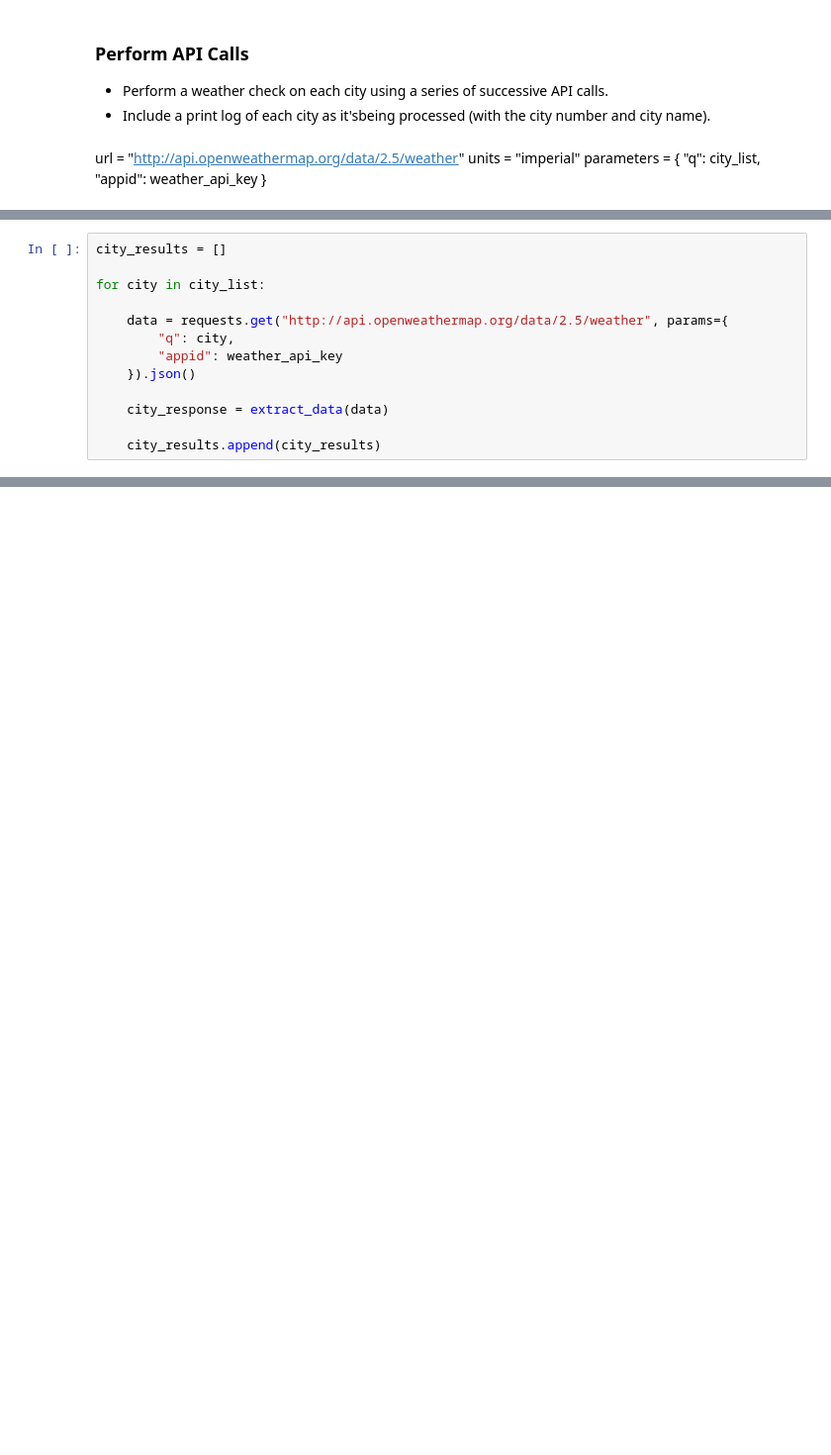
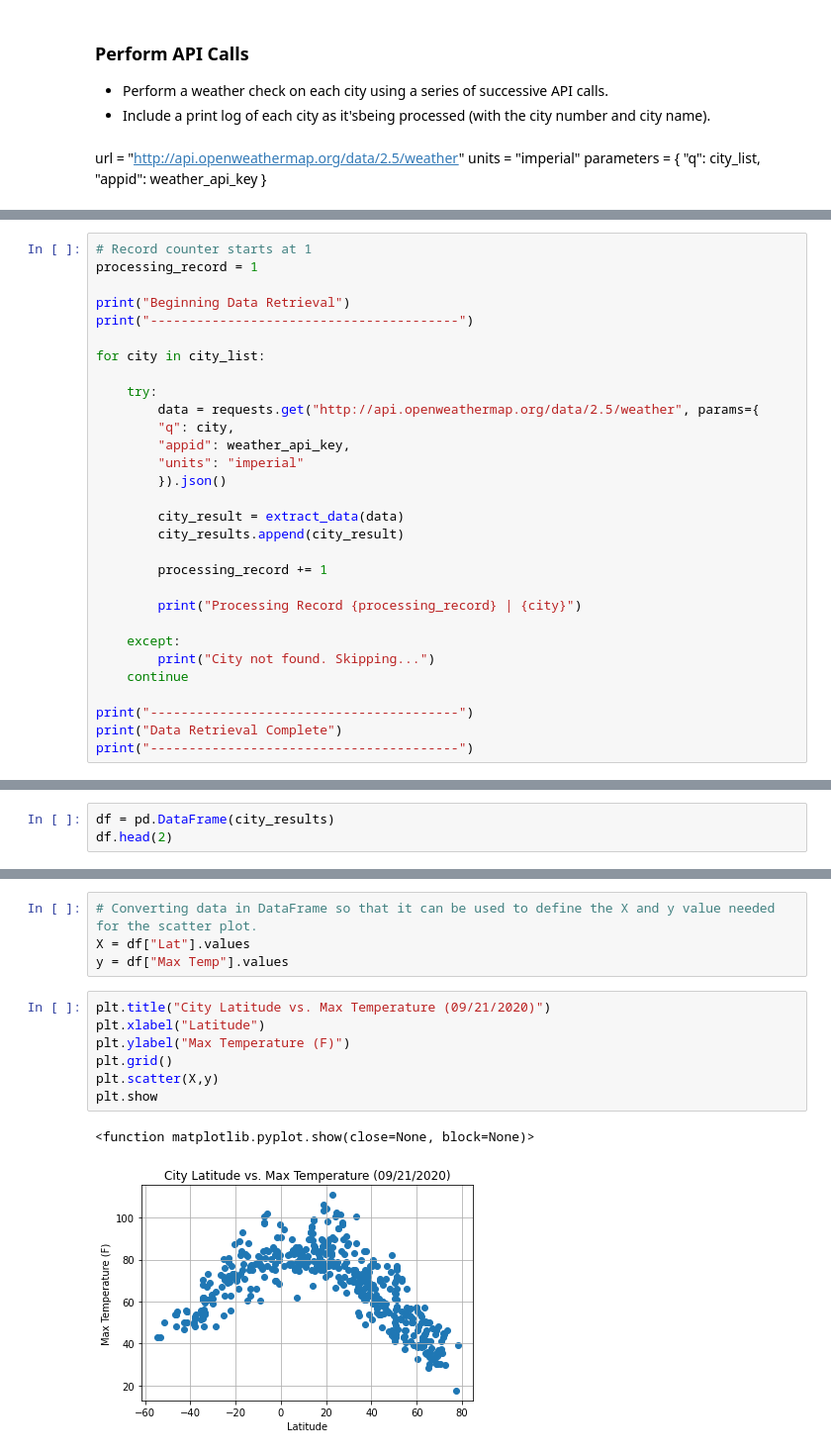
Before and after one commit to Slyssy/python-api-challenge, a Jupyter notebook: WeatherPy/WeatherPy.ipynb, the cells around one changed output, grey strips where cells are left out. Shown at 99% size. Drawn from its saved outputs; the diff is of its cells as text; blank space fills up the shorter version.

Commit message:
Created list of city weather data, converted it to a list and created a scatter plot showing the relationship between max temperature and latitude.

```diff
--- a/WeatherPy/WeatherPy.ipynb
+++ b/WeatherPy/WeatherPy.ipynb
@@ -64,13 +93,30 @@ def extract_data(data):
 # %%
-city_results = []
+# Record counter starts at 1
+processing_record = 1
+
+print("Beginning Data Retrieval")
+print("----------------------------------------")
 
 for city in city_list:
 
-    data = requests.get("http://api.openweathermap.org/data/2.5/weather", params={
+    try:
+        data = requests.get("http://api.openweathermap.org/data/2.5/weather", params={
         "q": city,
-        "appid": weather_api_key
-    }).json()
+        "appid": weather_api_key,
+        "units": "imperial"
+        }).json()
 
-    city_response = extract_data(data)
+        city_result = extract_data(data)
+        city_results.append(city_result)
 
-    city_results.append(city_results)
+        processing_record += 1
+
+        print("Processing Record {processing_record} | {city}")
+
+    except:
+        print("City not found. Skipping...")
+    continue
+
+print("----------------------------------------")
+print("Data Retrieval Complete")
+print("----------------------------------------")
@@ -93,0 +141,3 @@ r.status_code
+# %%
+df = pd.DataFrame(city_results)
+df.head(2)
@@ -93,0 +150,14 @@ r.status_code
+# %%
+# Converting data in DataFrame so that it can be used to define the X and y value needed for the scatter plot.
+X = df["Lat"].values
+y = df["Max Temp"].values
+# %%
+plt.title("City Latitude vs. Max Temperature (09/21/2020)")
+plt.xlabel("Latitude")
+plt.ylabel("Max Temperature (F)")
+plt.grid()
+plt.scatter(X,y)
+plt.show
+# %% [output]
+<function matplotlib.pyplot.show(close=None, block=None)>
+[figure, added]
```
Also changed, not shown: parts of 16 cells of this notebook.
